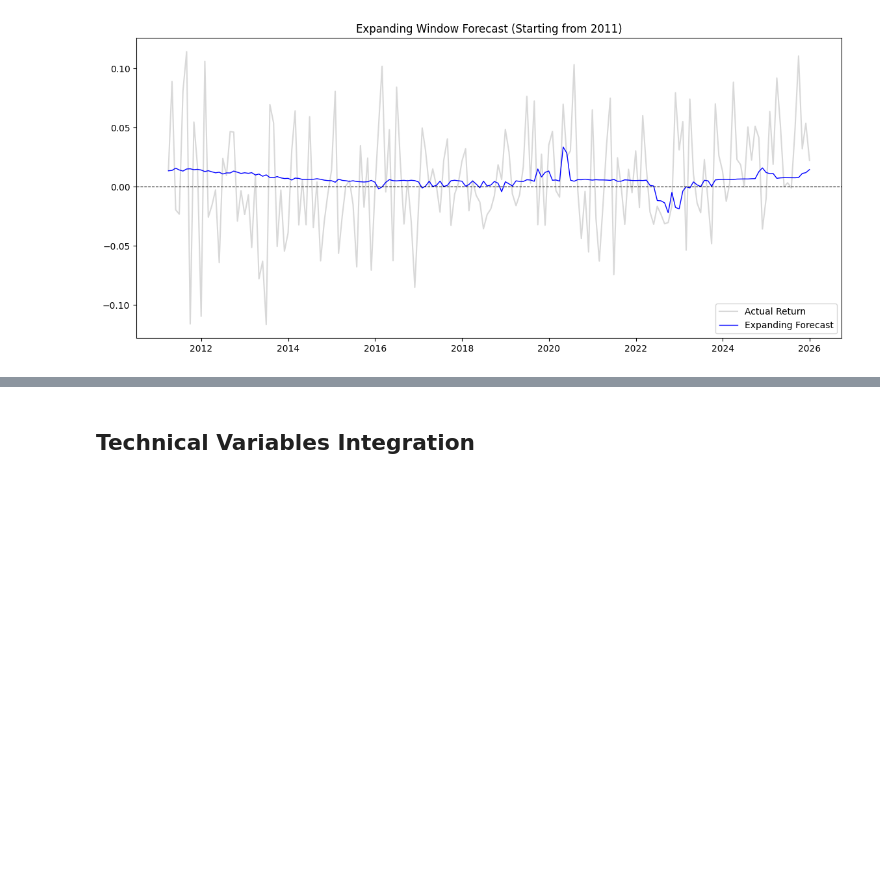
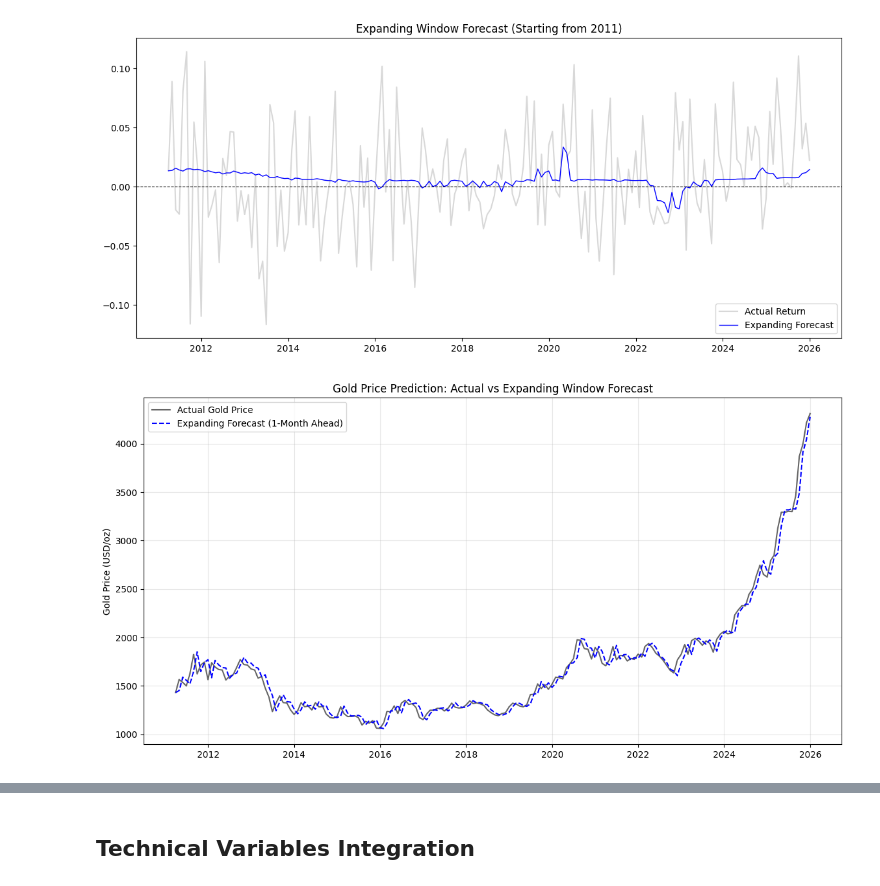
Before and after one commit to FulinQ/AQT, a Jupyter notebook: ARDL_ECM.ipynb, the cells around one changed output, grey strips where cells are left out. Cells and saved outputs as stored; diff of their text form; code cells hidden in the pictures; blank space fills up the shorter version.

```diff
--- a/ARDL_ECM.ipynb
+++ b/ARDL_ECM.ipynb
@@ -1106,6 +1110,33 @@ plt.legend()
 plt.show()
 # %% [output]
 [figure]
+# %%
+df_price_exp = pd.DataFrame(index=df_expanding.index)
+
+df_price_exp['Actual_Price'] = data_model.loc[df_expanding.index, 'gold']
+
+df_price_exp['Prev_Actual_Price'] = data_model['gold'].shift(1).loc[df_expanding.index]
+
+df_price_exp['Forecast_Return'] = df_expanding['Forecast']
+df_price_exp['Forecast_Price'] = df_price_exp['Prev_Actual_Price'] * np.exp(df_price_exp['Forecast_Return'])
+
+fig, ax = plt.subplots(figsize=(14, 7))
+
+ax.plot(df_price_exp.index, df_price_exp['Actual_Price'],
+        label='Actual Gold Price', color='black', alpha=0.6, linewidth=1.5)
+ax.plot(df_price_exp.index, df_price_exp['Forecast_Price'],
+        label='Expanding Forecast (1-Month Ahead)', color='blue', linestyle='--', linewidth=1.5)
+
+ax.set_title('Gold Price Prediction: Actual vs Expanding Window Forecast')
+ax.set_ylabel('Gold Price (USD/oz)')
+ax.legend()
+ax.grid(True, alpha=0.3)
+ax.xaxis.set_major_locator(mdates.YearLocator(2)) # โชว์ปีทุกๆ 2 ปี
+ax.xaxis.set_major_formatter(mdates.DateFormatter('%Y'))
+
+plt.show()
+# %% [output]
+[figure, added]
 # %%
 macro_daily_expanding = df_expanding[['Forecast']].copy()
 macro_daily_expanding.columns = ['ols_macro_pred']
```
Also changed, not shown: parts of 13 cells of this notebook, 4 other files.
